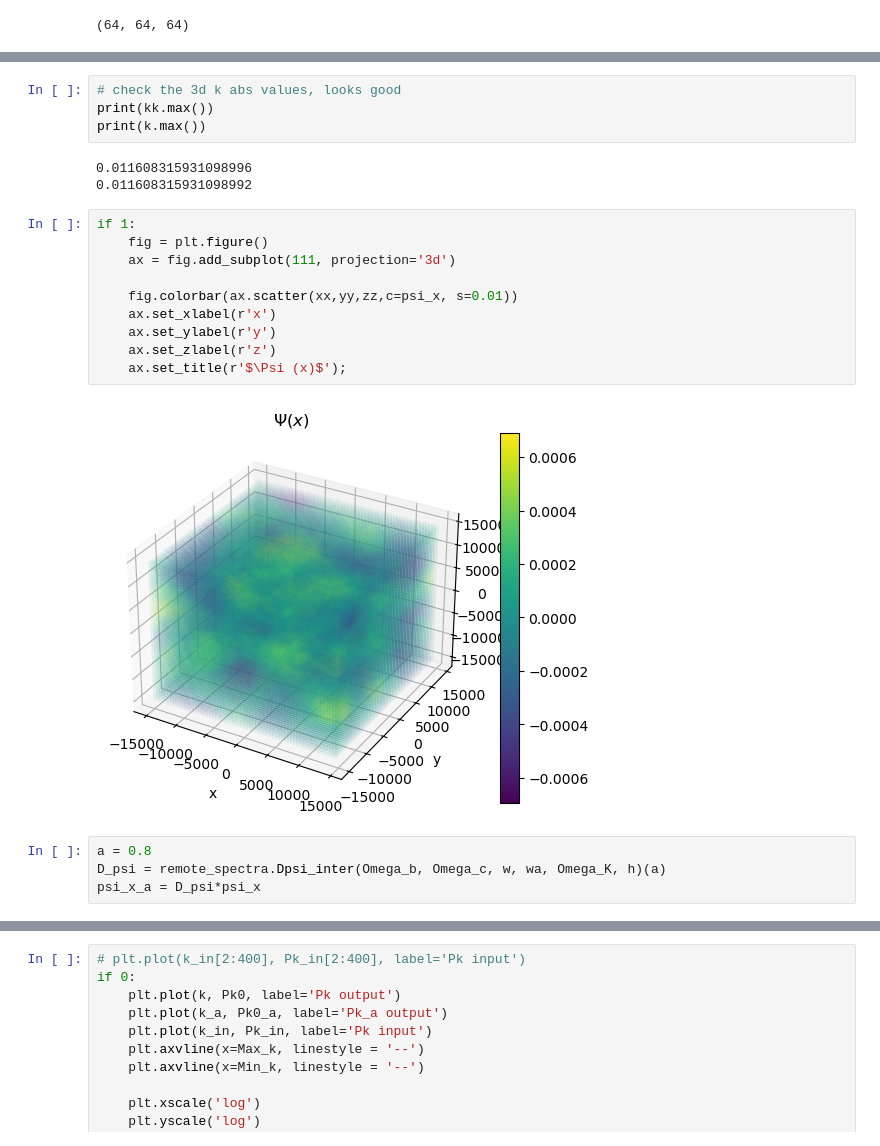
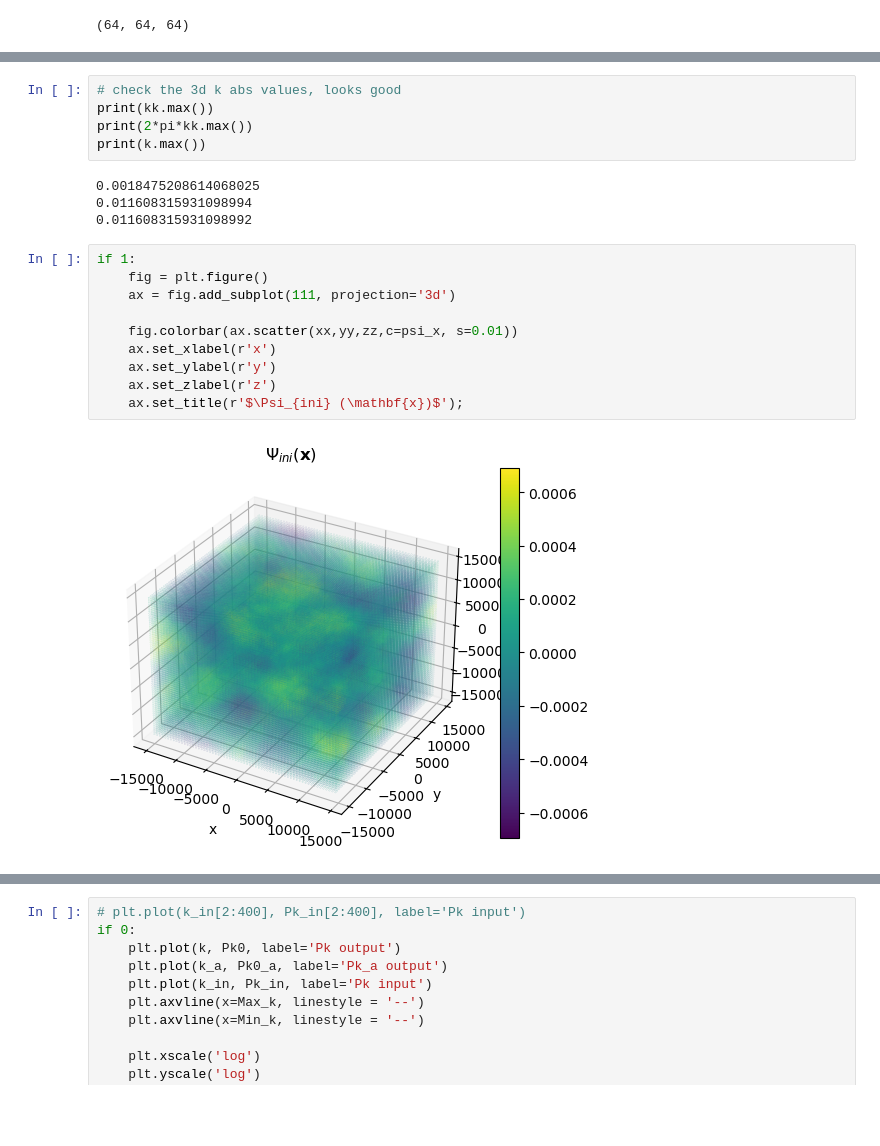
Before and after one commit to catketchup/ReCCO, a Jupyter notebook: code/Pylian_test.ipynb, the cells around one changed output, grey strips where cells are left out. Saved outputs shown, nothing was run; the diff lists cells and outputs as text; blank space fills up the shorter version.

```diff
--- a/code/Pylian_test.ipynb
+++ b/code/Pylian_test.ipynb
@@ -177,26 +176,24 @@ if 1:
 # %%
 # check the 3d k abs values, looks good
 print(kk.max())
+print(2*pi*kk.max())
 print(k.max())
 # %% [output]
-0.011608315931098996
+0.0018475208614068025
+0.011608315931098994
 0.011608315931098992
 # %%
 if 1:
     fig = plt.figure()
     ax = fig.add_subplot(111, projection='3d')
 
     fig.colorbar(ax.scatter(xx,yy,zz,c=psi_x, s=0.01))
     ax.set_xlabel(r'x')
     ax.set_ylabel(r'y')
     ax.set_zlabel(r'z')
-    ax.set_title(r'$\Psi (x)$');
+    ax.set_title(r'$\Psi_{ini} (\mathbf{x})$');
 # %% [output]
-[figure, old version]
+[figure, new version]
-# %%
-a = 0.8
-D_psi = remote_spectra.Dpsi_inter(Omega_b, Omega_c, w, wa, Omega_K, h)(a)
-psi_x_a = D_psi*psi_x
 # %%
 Pk_a = PKL.Pk(psi_x_a, BoxSize)
 # 3D P(k)
```
Also changed, not shown: parts of 23 cells of this notebook.
